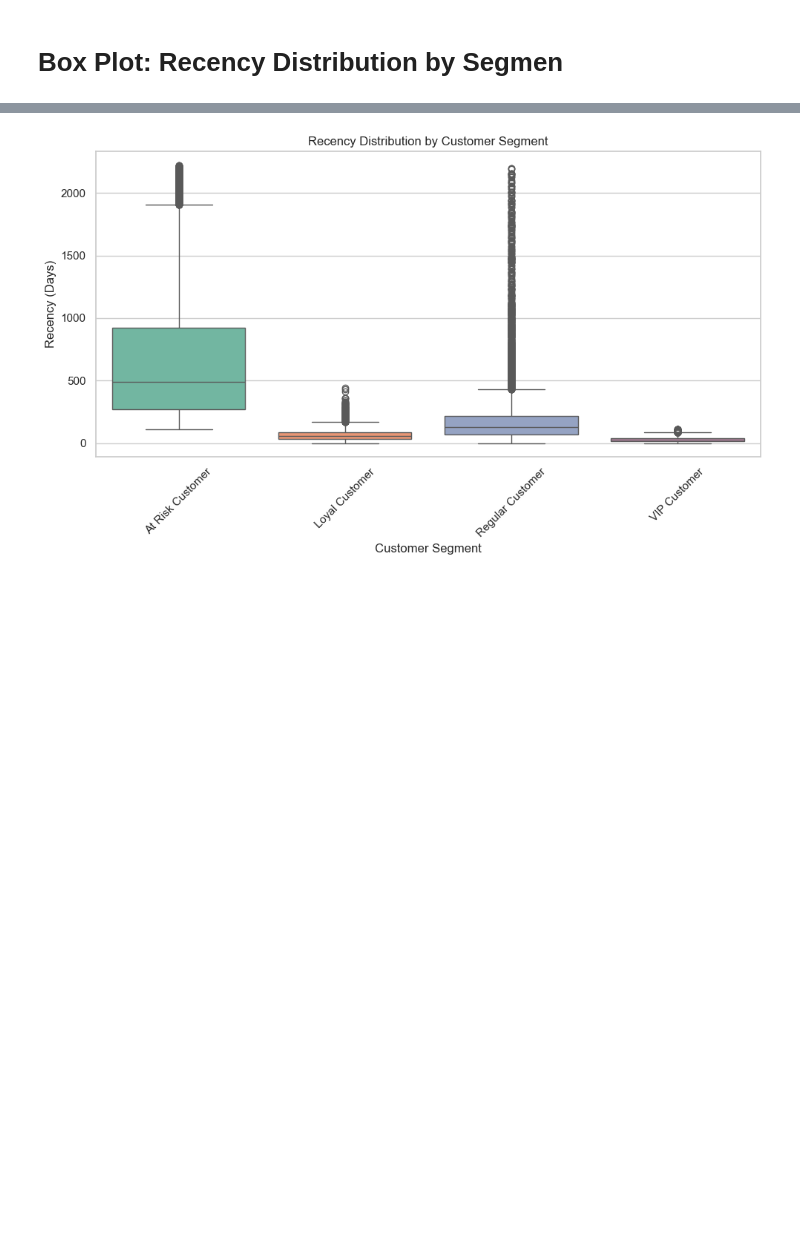
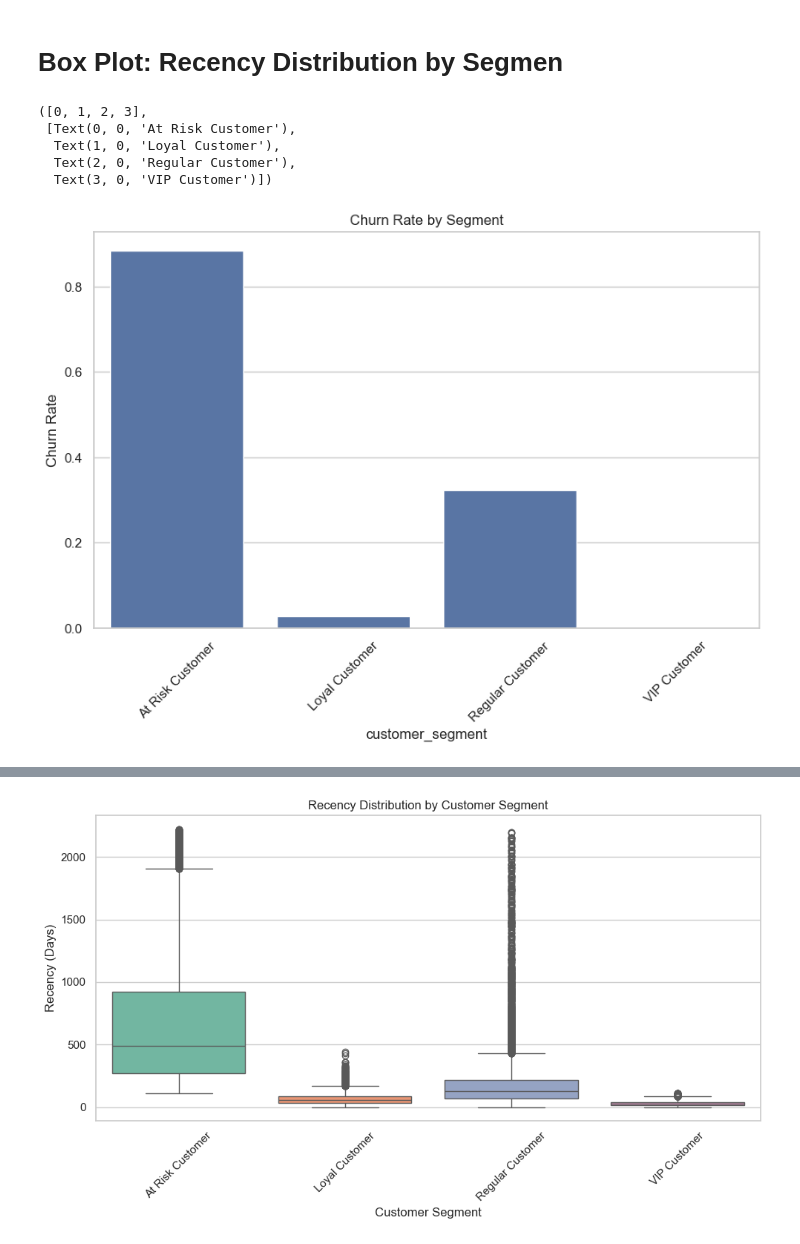
Before and after one commit to hamayunarz/ecommerce-rfm-segmentation, a Jupyter notebook: notebooks/3_customer_segmentation.ipynb, the cells around one changed output, grey strips where cells are left out. Drawn from its saved outputs; the diff is of its cells as text; code cells hidden in the pictures; blank space fills up the shorter version.

```diff
--- a/notebooks/3_customer_segmentation.ipynb
+++ b/notebooks/3_customer_segmentation.ipynb
@@ -247,3 +266,17 @@ plt.show()
 [figure]
 # %% [markdown]
 # Box Plot: Recency Distribution by Segmen
+# %%
+plt.figure(figsize=(10, 6))
+churn_by_segment = df_customers_insights.groupby('customer_segment')['churn_flag'].mean()
+sns.barplot(x=churn_by_segment.index, y=churn_by_segment.values)
+plt.title('Churn Rate by Segment')
+plt.ylabel('Churn Rate')
+plt.xticks(rotation=45)
+# %% [output]
+([0, 1, 2, 3],
+ [Text(0, 0, 'At Risk Customer'),
+  Text(1, 0, 'Loyal Customer'),
+  Text(2, 0, 'Regular Customer'),
+  Text(3, 0, 'VIP Customer')])
+[figure, added]
```
Also changed, not shown: parts of 9 cells of this notebook, 24 other files.
